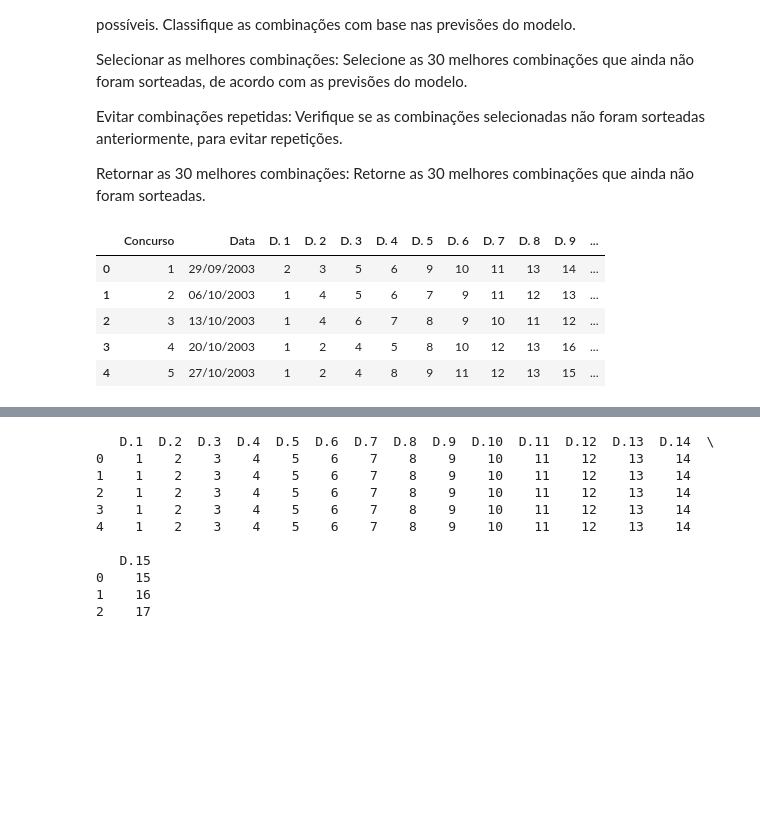
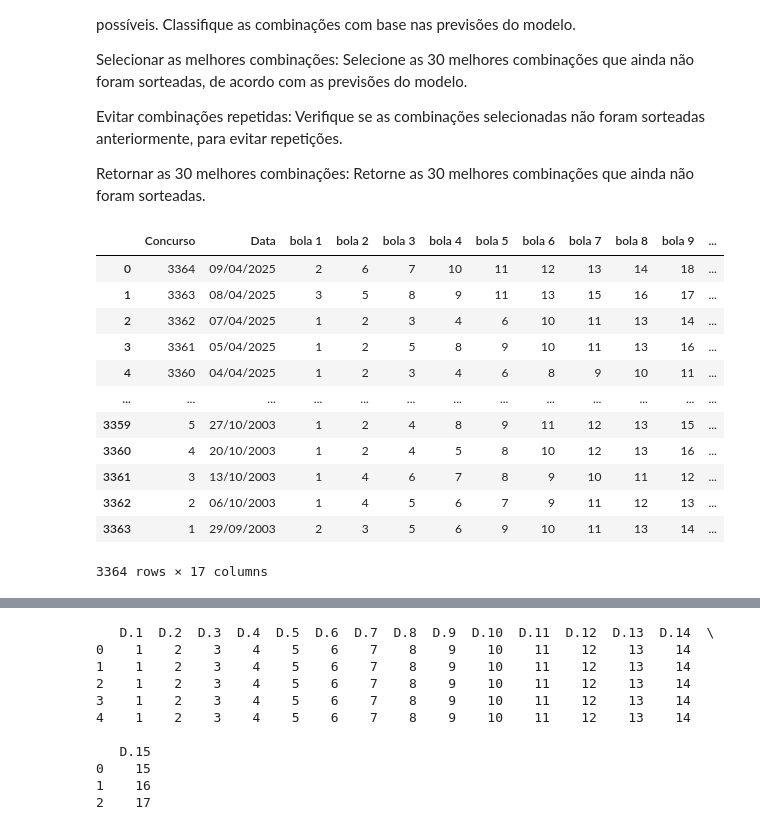
Before and after one commit to Wellohi/ialoto, a Jupyter notebook: notebook/IA_Lotofácil.ipynb, the cells around one changed output, grey strips where cells are left out. Drawn from its saved outputs; the diff is of its cells as text; code cells hidden in the pictures; blank space fills up the shorter version.

```diff
--- a/notebook/IA_Lotofácil.ipynb
+++ b/notebook/IA_Lotofácil.ipynb
@@ -32,11 +34,18 @@ import itertools
 # %%
 #Criar DataFrame Sorteios passados
-df= pd.read_excel('/content/Lotofacil (3).xlsx')
-df.head()
+df = pd.read_excel(r'C:\Users\Concremat\Documents\VSCODE\well\data\lotofacil0904.xlsx')
+df
 # %% [output]
-|  | Concurso | Data | D. 1 | D. 2 | D. 3 | D. 4 | D. 5 | D. 6 | D. 7 | D. 8 | D. 9 | ... |
-| 0 | 1 | 29/09/2003 | 2 | 3 | 5 | 6 | 9 | 10 | 11 | 13 | 14 | ... |
-| 1 | 2 | 06/10/2003 | 1 | 4 | 5 | 6 | 7 | 9 | 11 | 12 | 13 | ... |
-| 2 | 3 | 13/10/2003 | 1 | 4 | 6 | 7 | 8 | 9 | 10 | 11 | 12 | ... |
-| 3 | 4 | 20/10/2003 | 1 | 2 | 4 | 5 | 8 | 10 | 12 | 13 | 16 | ... |
-| 4 | 5 | 27/10/2003 | 1 | 2 | 4 | 8 | 9 | 11 | 12 | 13 | 15 | ... |
+|  | Concurso | Data | bola 1 | bola 2 | bola 3 | bola 4 | bola 5 | bola 6 | bola 7 | bola 8 | bola 9 | ... |
+| 0 | 3364 | 09/04/2025 | 2 | 6 | 7 | 10 | 11 | 12 | 13 | 14 | 18 | ... |
+| 1 | 3363 | 08/04/2025 | 3 | 5 | 8 | 9 | 11 | 13 | 15 | 16 | 17 | ... |
+| 2 | 3362 | 07/04/2025 | 1 | 2 | 3 | 4 | 6 | 10 | 11 | 13 | 14 | ... |
+| 3 | 3361 | 05/04/2025 | 1 | 2 | 5 | 8 | 9 | 10 | 11 | 13 | 16 | ... |
+| 4 | 3360 | 04/04/2025 | 1 | 2 | 3 | 4 | 6 | 8 | 9 | 10 | 11 | ... |
+| ... | ... | ... | ... | ... | ... | ... | ... | ... | ... | ... | ... | ... |
+| 3359 | 5 | 27/10/2003 | 1 | 2 | 4 | 8 | 9 | 11 | 12 | 13 | 15 | ... |
+| 3360 | 4 | 20/10/2003 | 1 | 2 | 4 | 5 | 8 | 10 | 12 | 13 | 16 | ... |
+| 3361 | 3 | 13/10/2003 | 1 | 4 | 6 | 7 | 8 | 9 | 10 | 11 | 12 | ... |
+| 3362 | 2 | 06/10/2003 | 1 | 4 | 5 | 6 | 7 | 9 | 11 | 12 | 13 | ... |
+| 3363 | 1 | 29/09/2003 | 2 | 3 | 5 | 6 | 9 | 10 | 11 | 13 | 14 | ... |
+3364 rows × 17 columns
```
Also changed, not shown: parts of 12 cells of this notebook, 3 other files.
